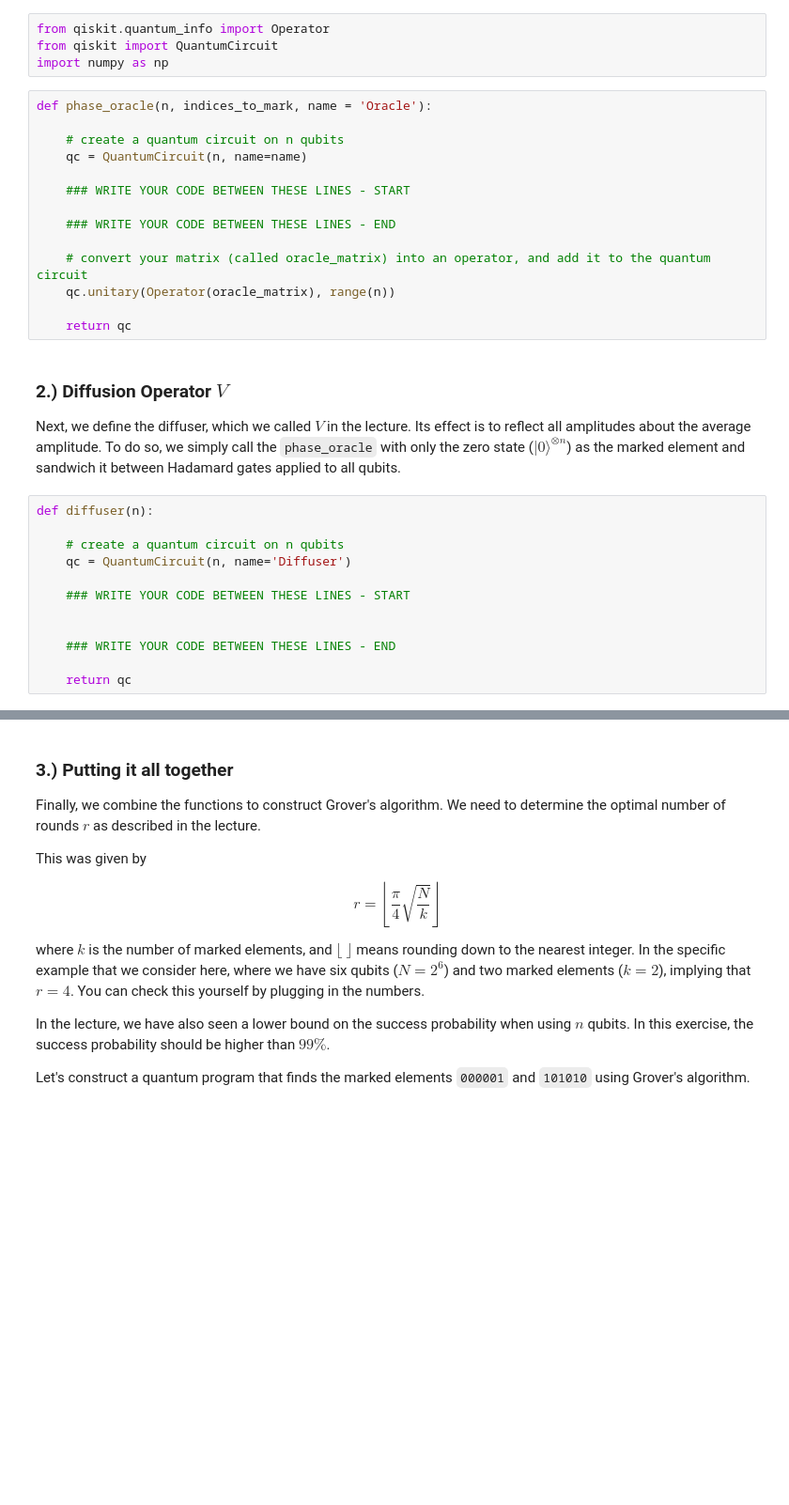
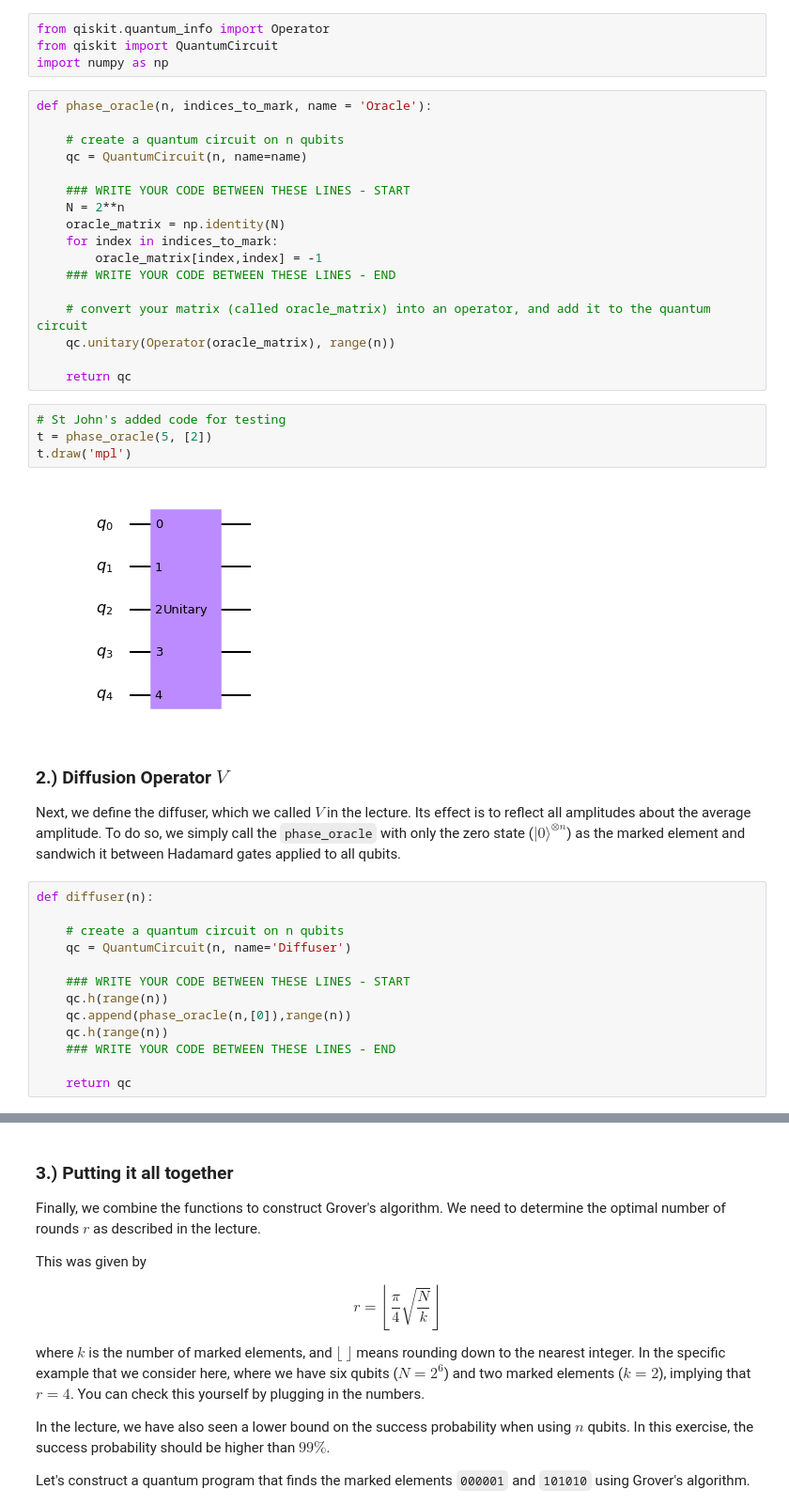
Before and after one commit to unimauro/IBM-QiskitSummerSchool, a Jupyter notebook: lab2/ex1.ipynb, the cells around one changed output, grey strips where cells are left out. Shown at 94% size. Cells and saved outputs as stored; diff of their text form; blank space fills up the shorter version.

```diff
--- a/lab2/ex1.ipynb
+++ b/lab2/ex1.ipynb
@@ -55,13 +55,22 @@ def phase_oracle(n, indices_to_mark, name = 'Oracle'):
     qc = QuantumCircuit(n, name=name)
 
     ### WRITE YOUR CODE BETWEEN THESE LINES - START
-
+    N = 2**n
+    oracle_matrix = np.identity(N)
+    for index in indices_to_mark:
+        oracle_matrix[index,index] = -1
     ### WRITE YOUR CODE BETWEEN THESE LINES - END
 
     # convert your matrix (called oracle_matrix) into an operator, and add it to the quantum circuit
     qc.unitary(Operator(oracle_matrix), range(n))
 
     return qc
+# %%
+# St John's added code for testing
+t = phase_oracle(5, [2])
+t.draw('mpl')
+# %% [output]
+[figure, added]
 # %% [markdown]
 ### 2.) Diffusion Operator $V$
 
@@ -73,8 +82,9 @@ def diffuser(n):
     qc = QuantumCircuit(n, name='Diffuser')
 
     ### WRITE YOUR CODE BETWEEN THESE LINES - START
-
-
+    qc.h(range(n))
+    qc.append(phase_oracle(n,[0]),range(n))
+    qc.h(range(n))
     ### WRITE YOUR CODE BETWEEN THESE LINES - END
 
     return qc
```
Also changed, not shown: parts of 4 cells of this notebook, 2 other files.
